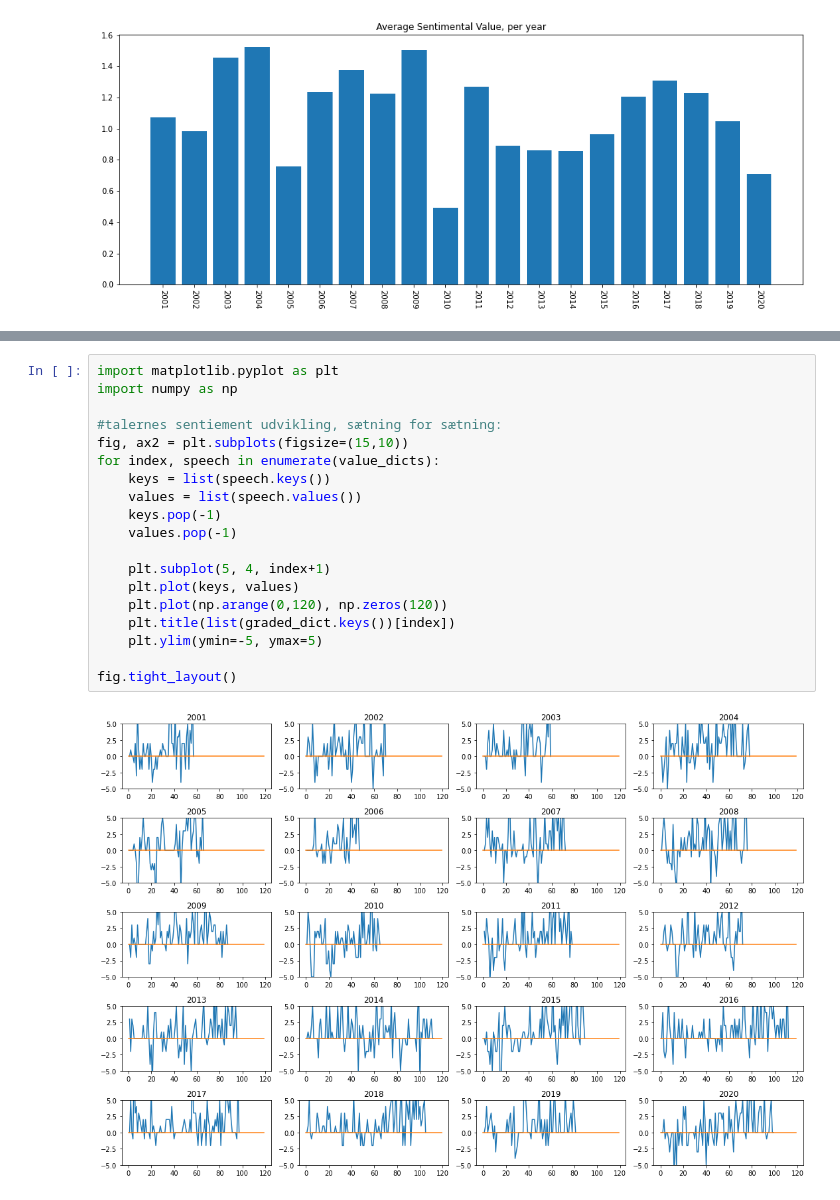
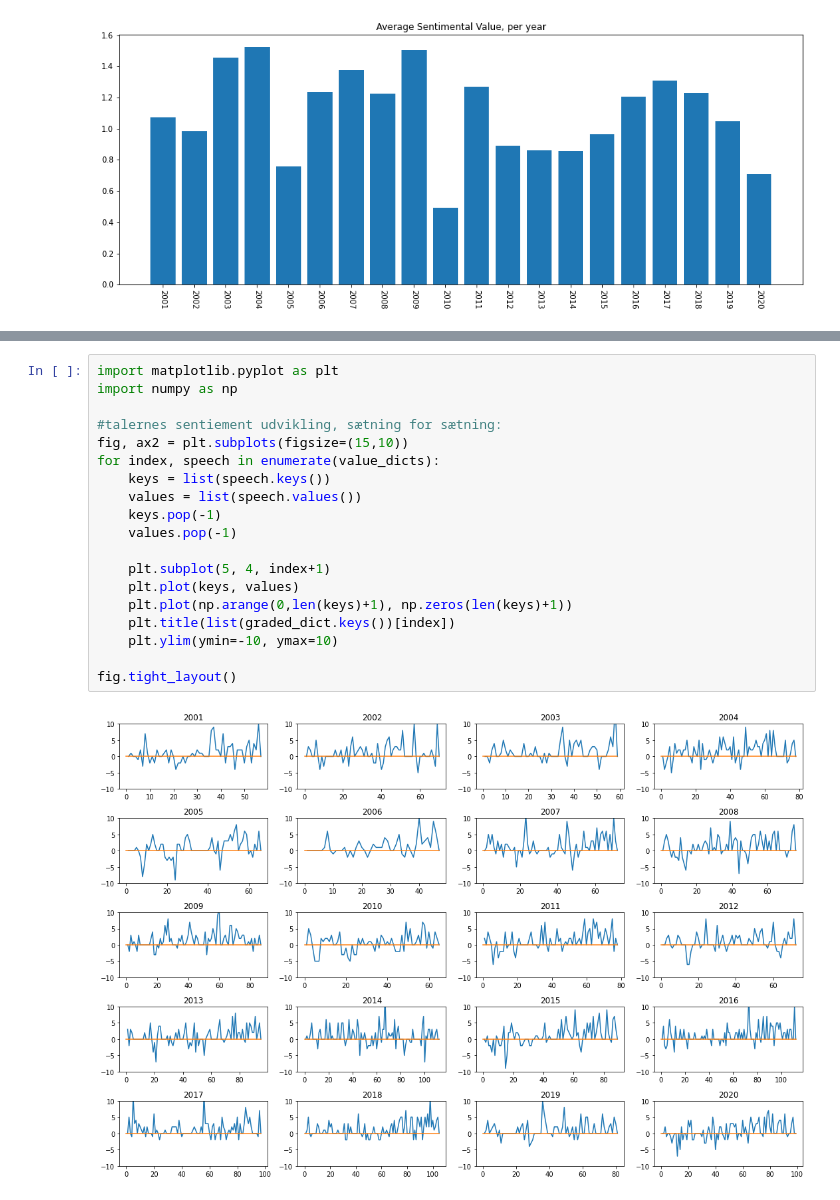
Before and after one commit to CPHB-JKSS/python_exam_g6_2021, a Jupyter notebook: presentation.ipynb, the cells around one changed output, grey strips where cells are left out. Drawn from its saved outputs; the diff is of its cells as text.

```diff
--- a/presentation.ipynb
+++ b/presentation.ipynb
@@ -397,21 +396,21 @@ starten af 2004 talen taler dronningen om Tsunamien
 # %%
 import matplotlib.pyplot as plt
 import numpy as np
 
 #talernes sentiement udvikling, sætning for sætning:
 fig, ax2 = plt.subplots(figsize=(15,10))
 for index, speech in enumerate(value_dicts):
     keys = list(speech.keys())
     values = list(speech.values())
     keys.pop(-1)
     values.pop(-1)
 
     plt.subplot(5, 4, index+1)
     plt.plot(keys, values)
-    plt.plot(np.arange(0,120), np.zeros(120))
+    plt.plot(np.arange(0,len(keys)+1), np.zeros(len(keys)+1))
     plt.title(list(graded_dict.keys())[index])
-    plt.ylim(ymin=-5, ymax=5)
+    plt.ylim(ymin=-10, ymax=10)
 
 fig.tight_layout()
 # %% [output]
-[figure, old version]
+[figure, new version]
```
Also changed, not shown: parts of 20 cells of this notebook, 25 other files.
